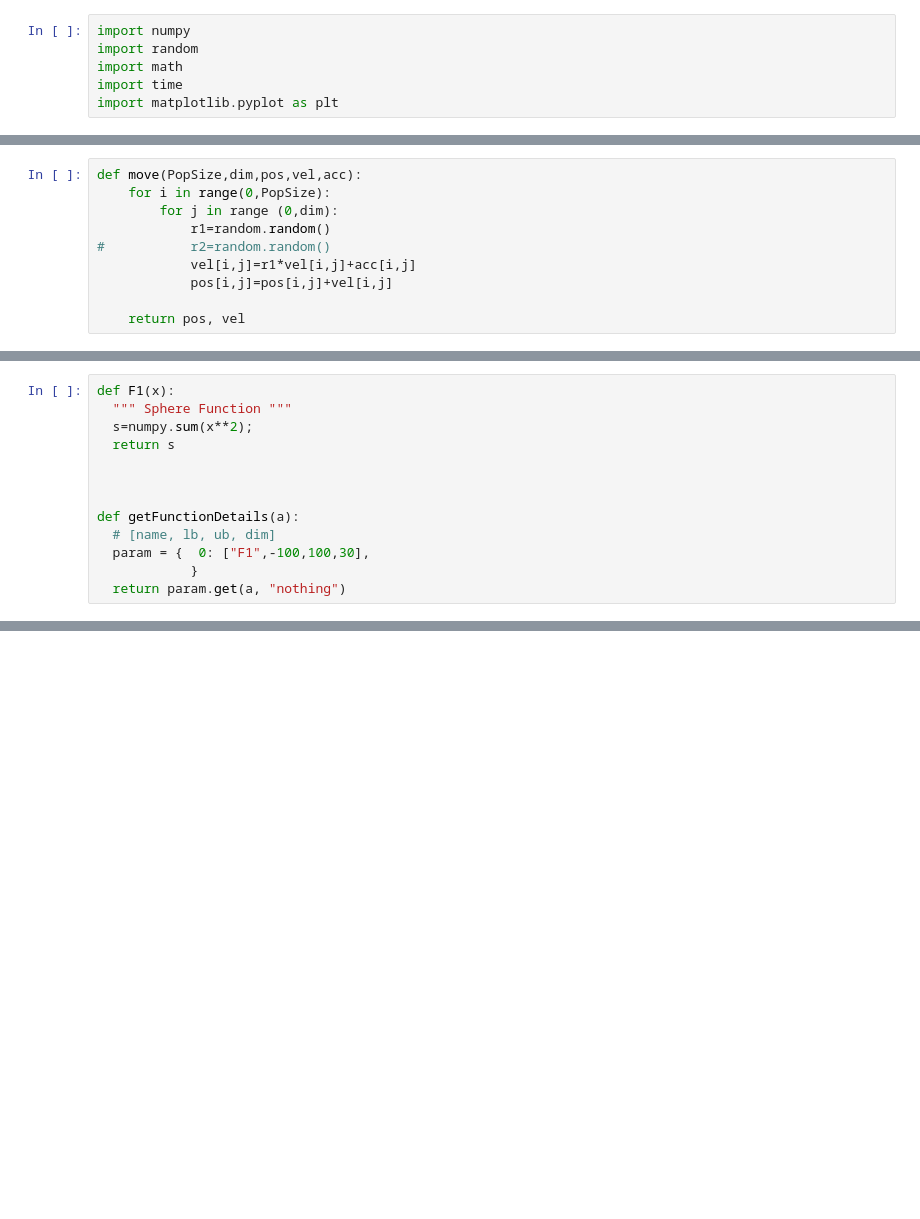
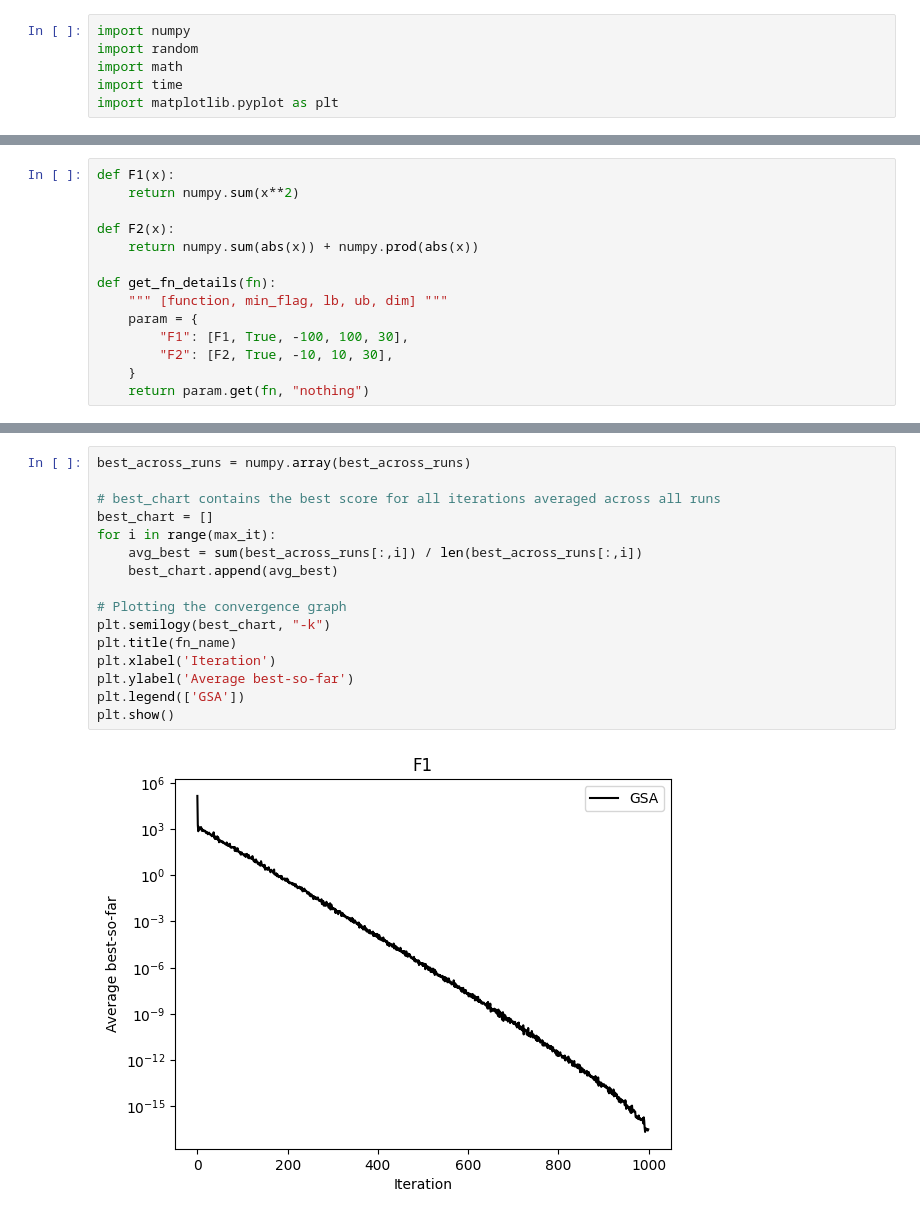
Before and after one commit to anwesha07/mca-project, a Jupyter notebook: GSA.ipynb, the cells around one changed output, grey strips where cells are left out. Saved outputs shown, nothing was run; the diff lists cells and outputs as text; blank space fills up the shorter version.

```diff
--- a/GSA.ipynb
+++ b/GSA.ipynb
@@ -74,10 +69,0 @@ def gField(PopSize,dim,pos,M,l,iters,G,ElitistCheck,Rpower):
-# %%
-def move(PopSize,dim,pos,vel,acc):
-    for i in range(0,PopSize):
-        for j in range (0,dim):
-            r1=random.random()
-#           r2=random.random()
-            vel[i,j]=r1*vel[i,j]+acc[i,j]
-            pos[i,j]=pos[i,j]+vel[i,j]
-
-    return pos, vel
@@ -166,13 +104,14 @@ def GSA(objf,lb,ub,dim,PopSize,iters):
 # %%
 def F1(x):
-  """ Sphere Function """
-  s=numpy.sum(x**2);
-  return s
+    return numpy.sum(x**2)
 
+def F2(x):
+    return numpy.sum(abs(x)) + numpy.prod(abs(x))
 
-
-def getFunctionDetails(a):
-  # [name, lb, ub, dim]
-  param = {  0: ["F1",-100,100,30],
-            }
-  return param.get(a, "nothing")
+def get_fn_details(fn):
+    """ [function, min_flag, lb, ub, dim] """
+    param = {
+        "F1": [F1, True, -100, 100, 30],
+        "F2": [F2, True, -10, 10, 30],
+    }
+    return param.get(fn, "nothing")
@@ -234,0 +202,18 @@ mean_fitness =  171.57150035848457
+# %%
+best_across_runs = numpy.array(best_across_runs)
+
+# best_chart contains the best score for all iterations averaged across all runs
+best_chart = []
+for i in range(max_it):
+    avg_best = sum(best_across_runs[:,i]) / len(best_across_runs[:,i])
+    best_chart.append(avg_best)
+
+# Plotting the convergence graph
+plt.semilogy(best_chart, "-k")
+plt.title(fn_name)
+plt.xlabel('Iteration')
+plt.ylabel('Average best-so-far')
+plt.legend(['GSA'])
+plt.show()
+# %% [output]
+[figure, added]
```
Also changed, not shown: parts of 12 cells of this notebook.
